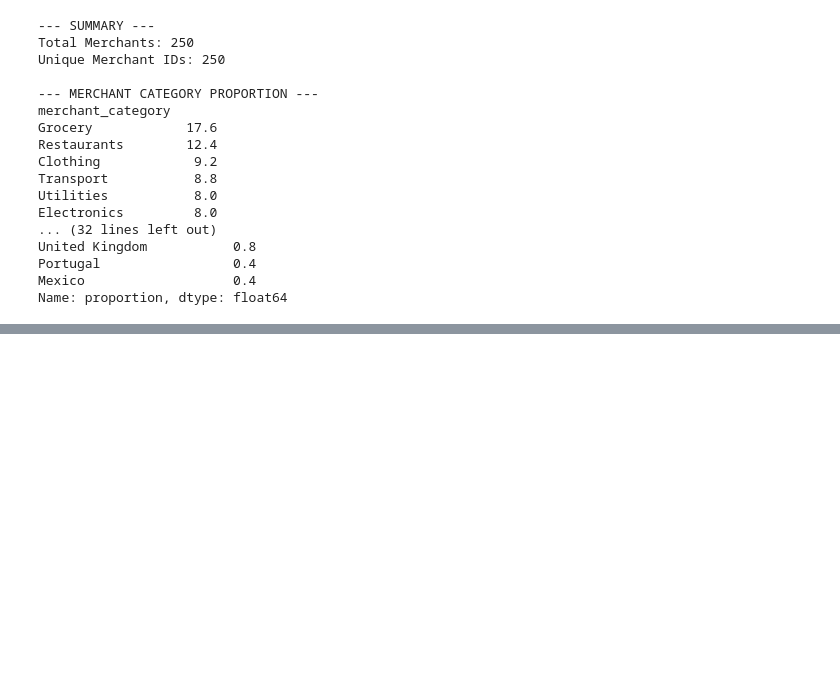
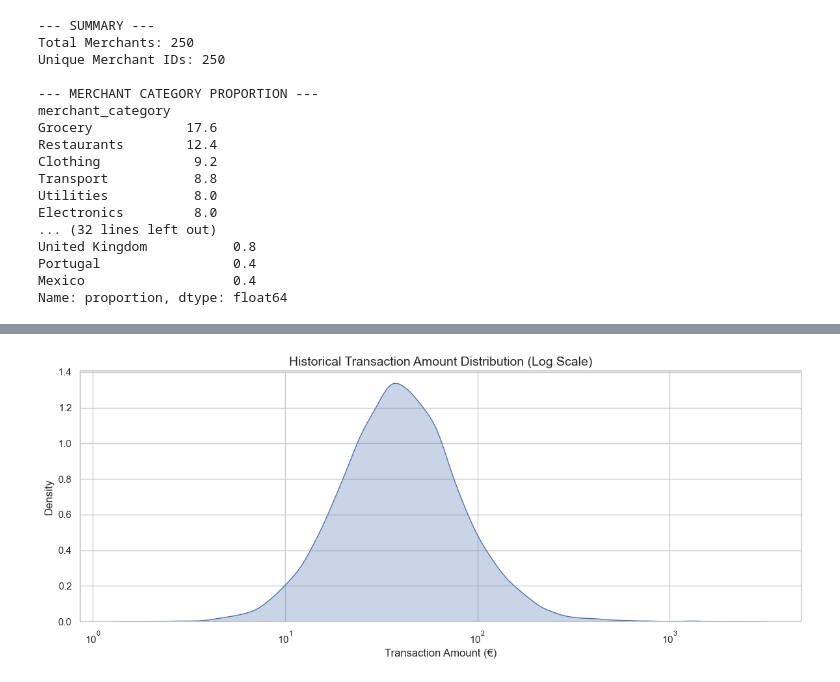
Before and after one commit to AnaCasGo/Financial_Anomaly, a Jupyter notebook: src/01_data_generation/Output_Validation.ipynb, the cells around one changed output, grey strips where cells are left out. Cells and saved outputs as stored; diff of their text form; code cells hidden in the pictures; blank space fills up the shorter version.

Commit message:
feat: split transaction generation into historical and production batches

```diff
--- a/src/01_data_generation/Output_Validation.ipynb
+++ b/src/01_data_generation/Output_Validation.ipynb
@@ -202,3 +204,27 @@ United Kingdom           0.8
 Portugal                 0.4
 Mexico                   0.4
 Name: proportion, dtype: float64
+# %%
+hist_transactions = pd.read_csv(RAW_DATA_DIR / "transactions_historical.csv")
+prod_transactions = pd.read_csv(RAW_DATA_DIR / "transactions_production.csv")
+
+## Quick Data Exploration
+
+# 1. Historical Transaction overview
+print("--- SUMMARY HISTORICAL ---")
+print(f"\n Total Transactions: {len(hist_transactions)}")
+print(f"\n Unique Customers IDs: {hist_transactions['customer_id'].nunique()}")
+print(f"\n Unique Merchants IDs: {hist_transactions['merchant_id'].nunique()}")
+print(f"\n Min Date: {hist_transactions['timestamp'].min()}")
+print(f"\n Max Date: {hist_transactions['timestamp'].max()}")
+print(f"\n Distribution: {hist_transactions['payment_method'].value_counts()}")
+
+
+# 2. Production Transaction overview
+print("--- \n SUMMARY PRODUCTION ---")
+print(f"\n Total Transactions: {len(prod_transactions)}")
+print(f"\n Unique Customers IDs: {prod_transactions['customer_id'].nunique()}")
+print(f"\n Unique Merchants IDs: {prod_transactions['merchant_id'].nunique()}")
+print(f"\n Min Date: {prod_transactions['timestamp'].min()}")
+print(f"\n Max Date: {prod_transactions['timestamp'].max()}")
+print(f"\n Distribution: {prod_transactions['payment_method'].value_counts()}")
@@ -204,0 +249,23 @@ Name: proportion, dtype: float64
+# %%
+sns.set_theme(style="whitegrid")
+fig, ax = plt.subplots(figsize=(12, 5))
+
+sns.kdeplot(
+    # data=hist_transactions,
+    data=prod_transactions,
+    x="amount",
+    fill=True,
+    color="b",
+    alpha=0.3,
+    log_scale=True,
+    ax=ax,
+)
+
+ax.set_title("Historical Transaction Amount Distribution (Log Scale)", fontsize=14)
+ax.set_xlabel("Transaction Amount (€)", fontsize=12)
+ax.set_ylabel("Density", fontsize=12)
+
+plt.tight_layout()
+plt.show()
+# %% [output]
+[figure, added]
```
Also changed, not shown: parts of 4 cells of this notebook, 8 other files.
